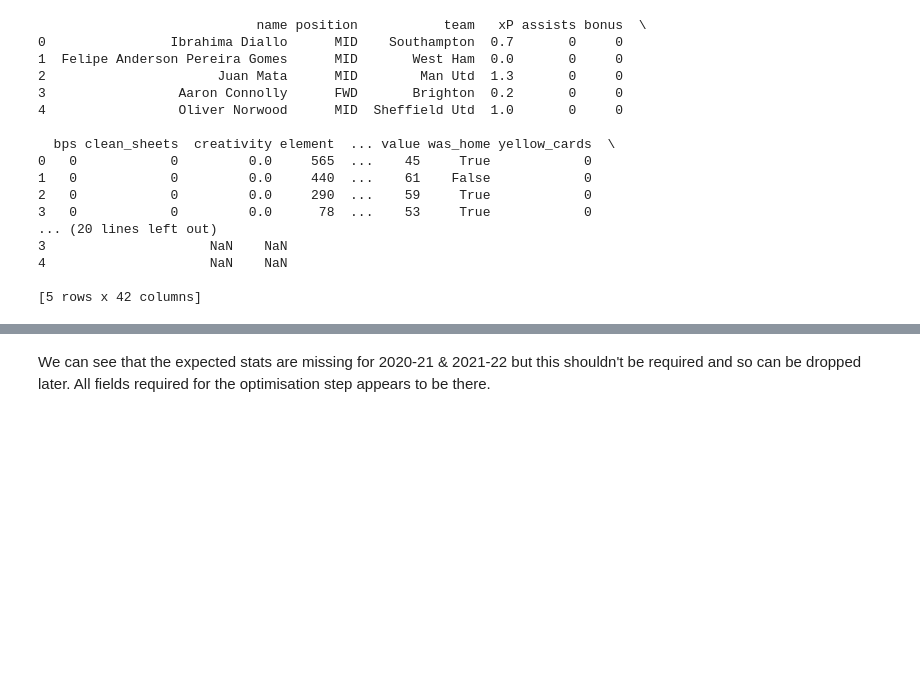
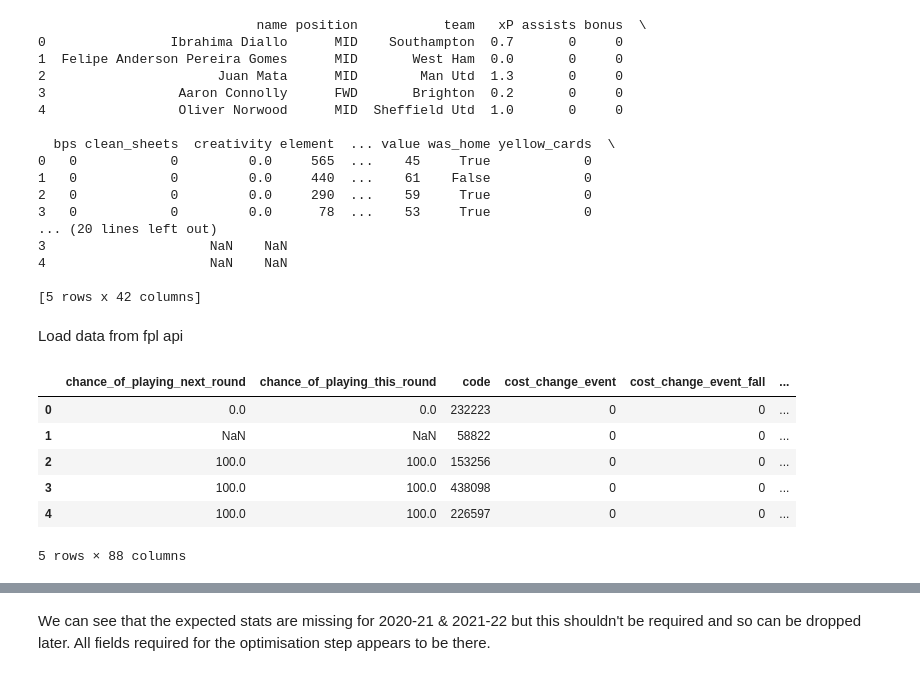
Before and after one commit to Dusoye/fantasyfootball, a Jupyter notebook: scr/fplprediction.ipynb, the cells around one changed output, grey strips where cells are left out. Drawn from its saved outputs; the diff is of its cells as text; code cells hidden in the pictures; blank space fills up the shorter version.

```diff
--- a/scr/fplprediction.ipynb
+++ b/scr/fplprediction.ipynb
@@ -111,3 +105,5 @@ if df_gameweek is not None:
 [5 rows x 42 columns]
 # %%
 df_gameweek['gameweek'] = df_gameweek['source_file'].str.extract(r'gw(\d+)').astype(int)
+# %% [markdown]
+Load data from fpl api
@@ -113,0 +114,10 @@ df_gameweek['gameweek'] = df_gameweek['source_file'].str.extract(r'gw(\d+)').ast
+# %%
+element_data.head()
+# %% [output]
+|  | chance_of_playing_next_round | chance_of_playing_this_round | code | cost_change_event | cost_change_event_fall | ... |
+| 0 | 0.0 | 0.0 | 232223 | 0 | 0 | ... |
+| 1 | NaN | NaN | 58822 | 0 | 0 | ... |
+| 2 | 100.0 | 100.0 | 153256 | 0 | 0 | ... |
+| 3 | 100.0 | 100.0 | 438098 | 0 | 0 | ... |
+| 4 | 100.0 | 100.0 | 226597 | 0 | 0 | ... |
+5 rows × 88 columns
```
Also changed, not shown: parts of 21 cells of this notebook.
